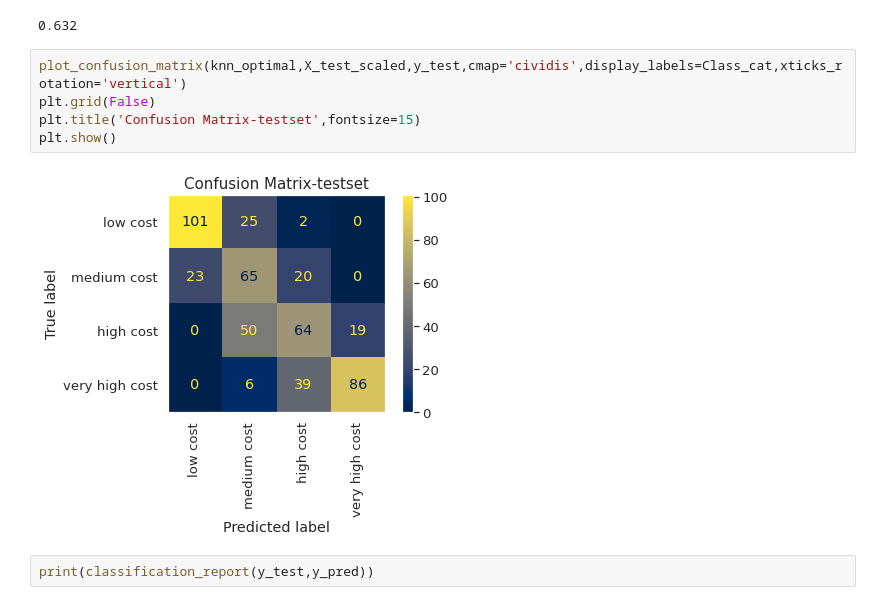
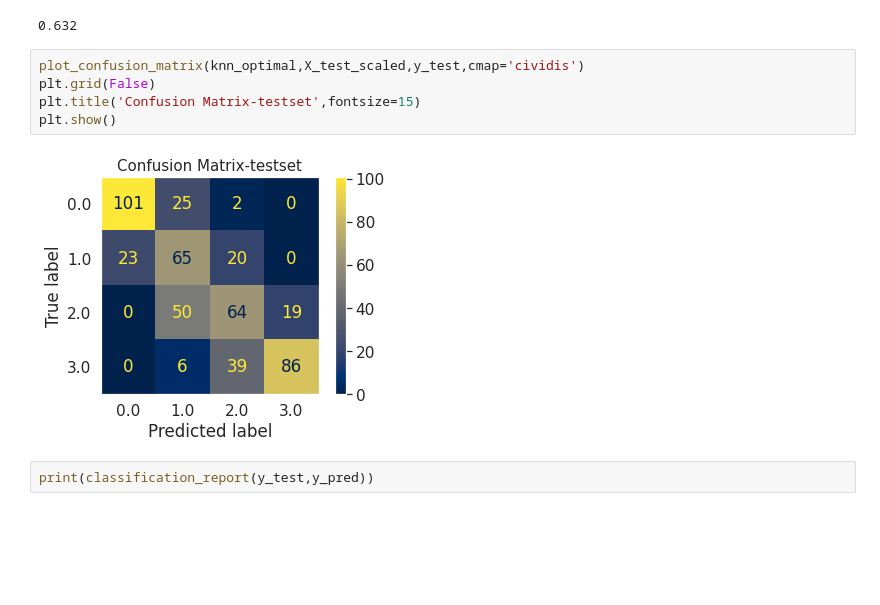
Before and after one commit to Sriharish19/Mobile_price_classification_ml_model, a Jupyter notebook: SH_Mobile_price_range_classification_ml.ipynb, the cells around one changed output. Cells and saved outputs as stored; diff of their text form; blank space fills up the shorter version.

```diff
--- a/SH_Mobile_price_range_classification_ml.ipynb
+++ b/SH_Mobile_price_range_classification_ml.ipynb
@@ -684,12 +684,12 @@ accuracy_score(y_test,y_pred)
 # %% [output]
 0.632
 # %%
-plot_confusion_matrix(knn_optimal,X_test_scaled,y_test,cmap='cividis',display_labels=Class_cat,xticks_rotation='vertical')
+plot_confusion_matrix(knn_optimal,X_test_scaled,y_test,cmap='cividis')
 plt.grid(False)
 plt.title('Confusion Matrix-testset',fontsize=15)
 plt.show()
 # %% [output]
-[figure, old version]
+[figure, new version]
 # %%
 print(classification_report(y_test,y_pred))
 # %% [output]
```
Also changed, not shown: parts of 18 cells of this notebook.
